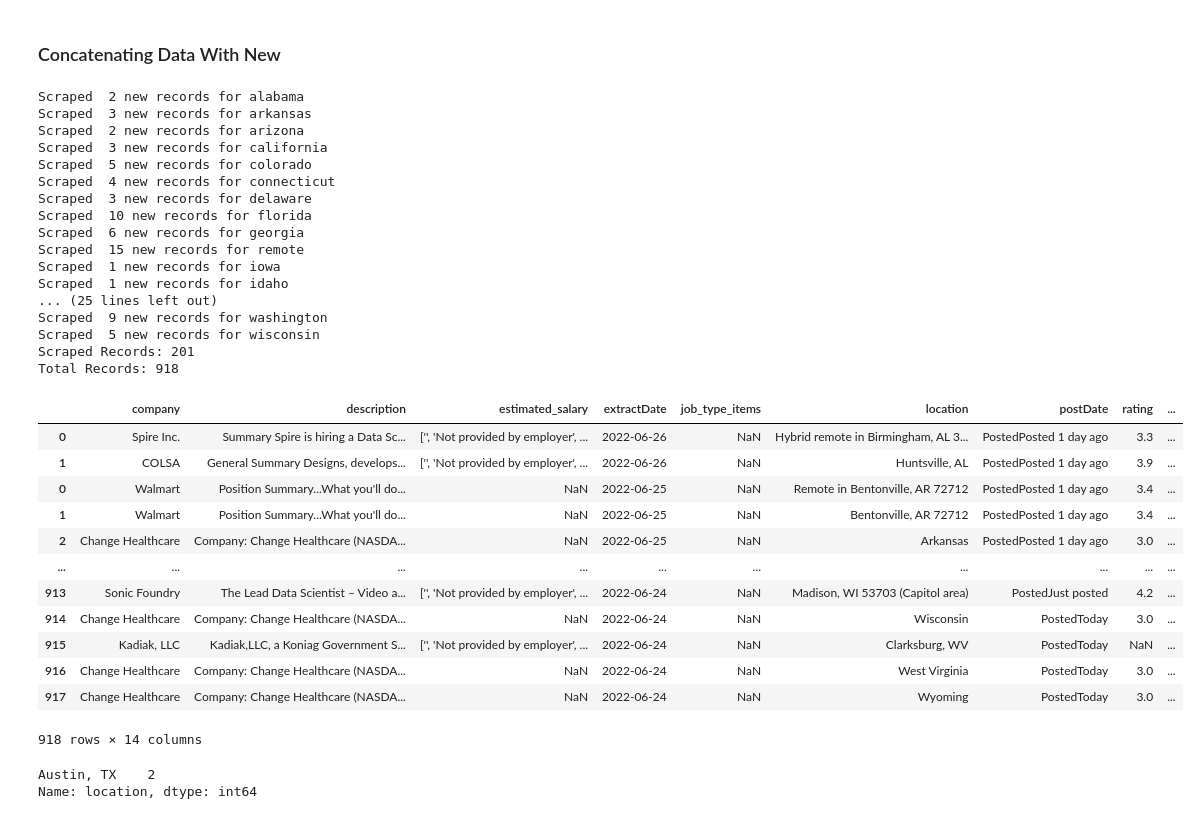
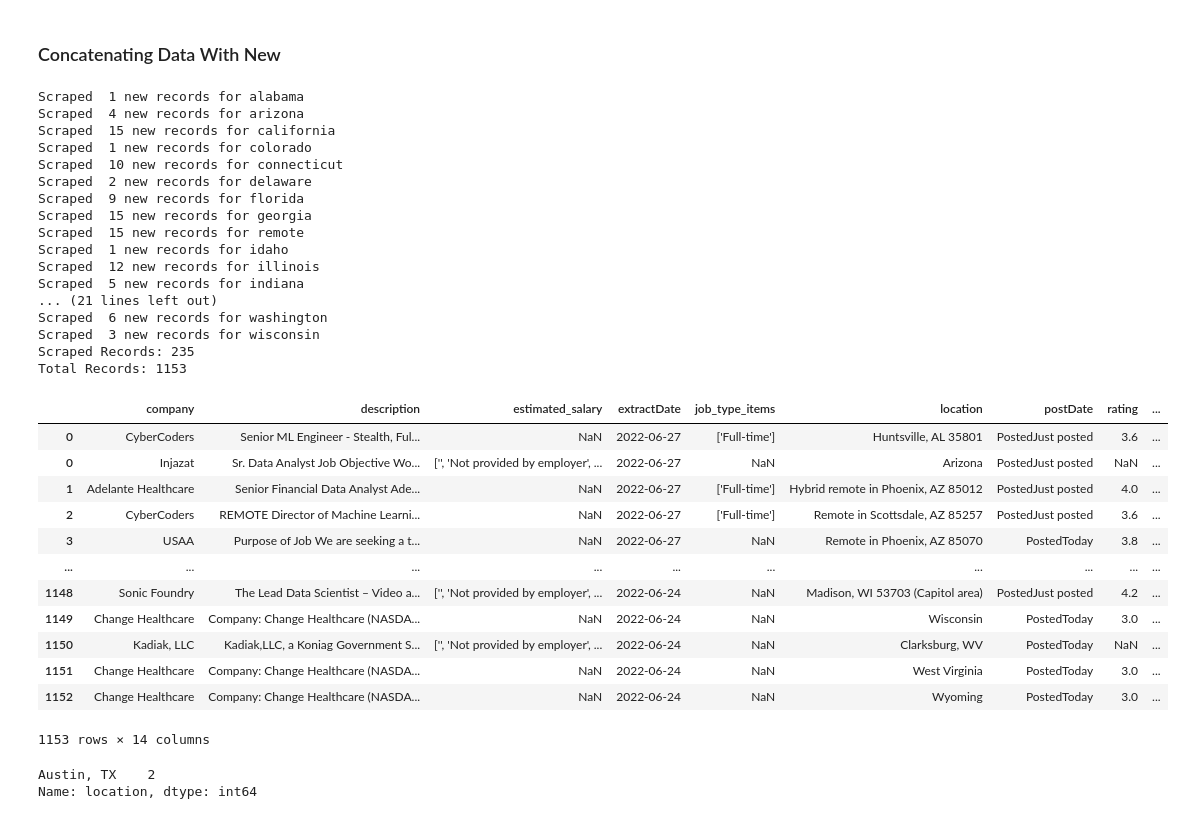
Before and after one commit to 333Kenji/indeedjobscraper, a Jupyter notebook: docs/0_scrape.ipynb, the cells around one changed output. Cells and saved outputs as stored; diff of their text form; code cells hidden in the pictures.

Commit message:
parser runs smoothly, just need to check cap

```diff
--- a/docs/0_scrape.ipynb
+++ b/docs/0_scrape.ipynb
@@ -214,9 +214,9 @@ def main(position, location):
 
     return f'Scraped {len(data)} new records.'
 # %%
-#state_names = [ "alabama", "arkansas",  "arizona",  "colorado", "connecticut", "delaware",  "georgia", "iowa", "idaho", "illinois", "indiana", "kansas", "kentucky", "louisiana", "maryland", "maine", "michigan", "minnesota", "missouri", "mississippi", "montana", "north carolina", "north dakota", "nebraska", "new hampshire", "new jersey", "new mexico", "nevada",  "ohio", "oklahoma", "pennsylvania", "rhode island", "south carolina", "south dakota", "tennessee", "utah", "virginia",  "vermont",  "wisconsin", "west virginia", "wyoming"]
+state_names = [ "alabama", "arkansas",  "arizona",  "colorado", "connecticut", "delaware",  "georgia", "iowa", "idaho", "illinois", "indiana", "kansas", "kentucky", "louisiana", "maryland", "maine", "michigan", "minnesota", "missouri", "mississippi", "montana", "north carolina", "north dakota", "nebraska", "new hampshire", "new jersey", "new mexico", "nevada",  "ohio", "oklahoma", "pennsylvania", "rhode island", "south carolina", "south dakota", "tennessee", "utah", "virginia",  "vermont",  "wisconsin", "west virginia", "wyoming"]
 
-state_names = [  "louisiana", "maryland", "maine", "michigan", "minnesota", "missouri", "mississippi", "montana", "north carolina", "north dakota", "nebraska", "new hampshire", "new jersey", "new mexico", "nevada",  "ohio", "oklahoma", "pennsylvania", "rhode island", "south carolina", "south dakota", "tennessee", "utah", "virginia",  "vermont",  "wisconsin", "west virginia", "wyoming"]
+#state_names = [  "louisiana", "maryland", "maine", "michigan", "minnesota", "missouri", "mississippi", "montana", "north carolina", "north dakota", "nebraska", "new hampshire", "new jersey", "new mexico", "nevada",  "ohio", "oklahoma", "pennsylvania", "rhode island", "south carolina", "south dakota", "tennessee", "utah", "virginia",  "vermont",  "wisconsin", "west virginia", "wyoming"]
 
 for state in state_names:
     position = 'data scientist'
@@ -304,61 +305,61 @@ lst = []
 records = 0
 for i in state_names:
     i = i.replace(' ','_')
     try:
         location = pd.read_csv(f'../app/data/scraped_data_scientist_{i}.csv')
         records += len(location)
         lst.append(location)
         print(f'Scraped  {len(location)} new records for {i}')
     except:
         continue
 
 print(f'Scraped Records: {(records)}')
 
-todays_scrape = pd.concat(lst)
+#todays_scrape = pd.concat(lst)
 ## unblock if you miss too many days
 #total = todays_scrape.to_csv('../app/data/total.csv', index= False)
 
 total = pd.read_csv(f'../app/data/total.csv')
 lst.append(total)
 
 total = pd.concat(lst)
 
 total.drop_duplicates(inplace=True)
 
 total.to_csv('../app/data/total.csv', index= False)
 print(f'Total Records: {(len(total))}')
 total
 # %% [output]
-Scraped  2 new records for alabama
-Scraped  3 new records for arkansas
-Scraped  2 new records for arizona
-Scraped  3 new records for california
-Scraped  5 new records for colorado
-Scraped  4 new records for connecticut
-Scraped  3 new records for delaware
-Scraped  10 new records for florida
-Scraped  6 new records for georgia
+Scraped  1 new records for alabama
+Scraped  4 new records for arizona
+Scraped  15 new records for california
+Scraped  1 new records for colorado
+Scraped  10 new records for connecticut
+Scraped  2 new records for delaware
+Scraped  9 new records for florida
+Scraped  15 new records for georgia
 Scraped  15 new records for remote
-Scraped  1 new records for iowa
 Scraped  1 new records for idaho
-... (25 lines left out)
-Scraped  9 new records for washington
-Scraped  5 new records for wisconsin
-Scraped Records: 201
-Total Records: 918
+Scraped  12 new records for illinois
+Scraped  5 new records for indiana
+... (21 lines left out)
+Scraped  6 new records for washington
+Scraped  3 new records for wisconsin
+Scraped Records: 235
+Total Records: 1153
 |  | company | description | estimated_salary | extractDate | job_type_items | location | postDate | rating | ... |
-| 0 | Spire Inc. | Summary Spire is hiring a Data Sc... | ['', 'Not provided by employer', ... | 2022-06-26 | NaN | Hybrid remote in Birmingham, AL 3... | PostedPosted 1 day ago | 3.3 | ... |
-| 1 | COLSA | General Summary Designs, develops... | ['', 'Not provided by employer', ... | 2022-06-26 | NaN | Huntsville, AL | PostedPosted 1 day ago | 3.9 | ... |
-| 0 | Walmart | Position Summary...What you'll do... | NaN | 2022-06-25 | NaN | Remote in Bentonville, AR 72712 | PostedPosted 1 day ago | 3.4 | ... |
-| 1 | Walmart | Position Summary...What you'll do... | NaN | 2022-06-25 | NaN | Bentonville, AR 72712 | PostedPosted 1 day ago | 3.4 | ... |
-| 2 | Change Healthcare | Company: Change Healthcare (NASDA... | NaN | 2022-06-25 | NaN | Arkansas | PostedPosted 1 day ago | 3.0 | ... |
+| 0 | CyberCoders | Senior ML Engineer - Stealth, Ful... | NaN | 2022-06-27 | ['Full-time'] | Huntsville, AL 35801 | PostedJust posted | 3.6 | ... |
+| 0 | Injazat | Sr. Data Analyst Job Objective Wo... | ['', 'Not provided by employer', ... | 2022-06-27 | NaN | Arizona | PostedJust posted | NaN | ... |
+| 1 | Adelante Healthcare | Senior Financial Data Analyst Ade... | NaN | 2022-06-27 | ['Full-time'] | Hybrid remote in Phoenix, AZ 85012 | PostedJust posted | 4.0 | ... |
+| 2 | CyberCoders | REMOTE Director of Machine Learni... | NaN | 2022-06-27 | ['Full-time'] | Remote in Scottsdale, AZ 85257 | PostedJust posted | 3.6 | ... |
+| 3 | USAA | Purpose of Job We are seeking a t... | NaN | 2022-06-27 | NaN | Remote in Phoenix, AZ 85070 | PostedToday | 3.8 | ... |
 | ... | ... | ... | ... | ... | ... | ... | ... | ... | ... |
-| 913 | Sonic Foundry | The Lead Data Scientist – Video a... | ['', 'Not provided by employer', ... | 2022-06-24 | NaN | Madison, WI 53703 (Capitol area) | PostedJust posted | 4.2 | ... |
-| 914 | Change Healthcare | Company: Change Healthcare (NASDA... | NaN | 2022-06-24 | NaN | Wisconsin | PostedToday | 3.0 | ... |
-| 915 | Kadiak, LLC | Kadiak,LLC, a Koniag Government S... | ['', 'Not provided by employer', ... | 2022-06-24 | NaN | Clarksburg, WV | PostedToday | NaN | ... |
-| 916 | Change Healthcare | Company: Change Healthcare (NASDA... | NaN | 2022-06-24 | NaN | West Virginia | PostedToday | 3.0 | ... |
-| 917 | Change Healthcare | Company: Change Healthcare (NASDA... | NaN | 2022-06-24 | NaN | Wyoming | PostedToday | 3.0 | ... |
+| 1148 | Sonic Foundry | The Lead Data Scientist – Video a... | ['', 'Not provided by employer', ... | 2022-06-24 | NaN | Madison, WI 53703 (Capitol area) | PostedJust posted | 4.2 | ... |
+| 1149 | Change Healthcare | Company: Change Healthcare (NASDA... | NaN | 2022-06-24 | NaN | Wisconsin | PostedToday | 3.0 | ... |
+| 1150 | Kadiak, LLC | Kadiak,LLC, a Koniag Government S... | ['', 'Not provided by employer', ... | 2022-06-24 | NaN | Clarksburg, WV | PostedToday | NaN | ... |
+| 1151 | Change Healthcare | Company: Change Healthcare (NASDA... | NaN | 2022-06-24 | NaN | West Virginia | PostedToday | 3.0 | ... |
+| 1152 | Change Healthcare | Company: Change Healthcare (NASDA... | NaN | 2022-06-24 | NaN | Wyoming | PostedToday | 3.0 | ... |
-918 rows × 14 columns
+1153 rows × 14 columns
 # %%
 #TODO explain why this is being shown. remove from data and save, but also show what portion of the data it represents. Relatively miniscule.
 total[total.description.isna()].location.value_counts()
```
Also changed, not shown: parts of 7 cells of this notebook.
